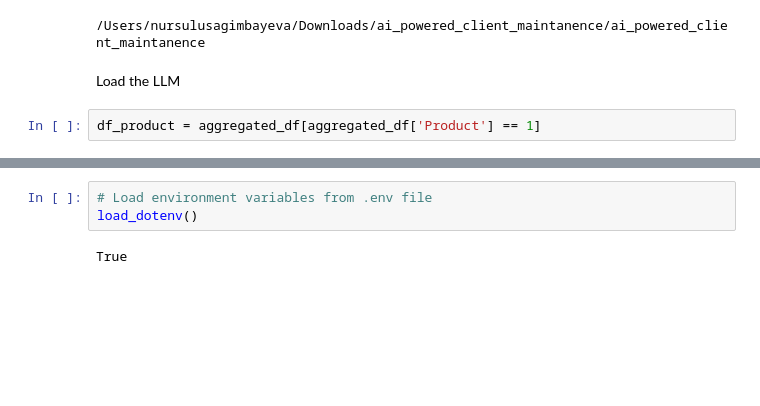
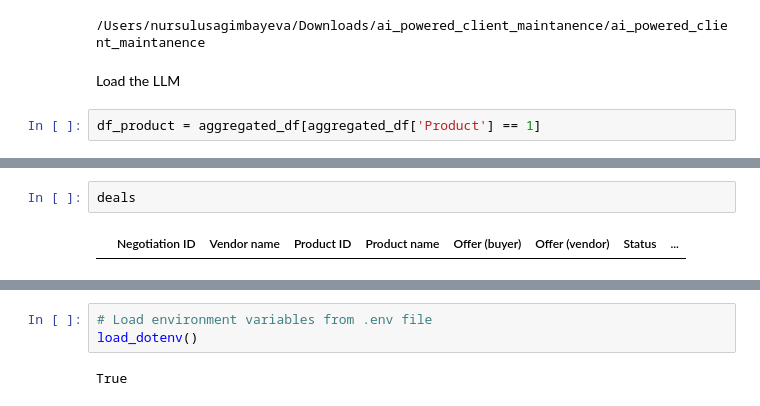
Before and after one commit to nursaltyn/ai_powered_client_maintanence, a Jupyter notebook: pipeline.ipynb, the cells around one changed output, grey strips where cells are left out. Cells and saved outputs as stored; diff of their text form; blank space fills up the shorter version.

```diff
--- a/pipeline.ipynb
+++ b/pipeline.ipynb
@@ -96,0 +126,4 @@ aggregated_df
+# %%
+deals
+# %% [output]
+|  | Negotiation ID | Vendor name | Product ID | Product name | Offer (buyer) | Offer (vendor) | Status | ... |
```
Also changed, not shown: parts of 24 cells of this notebook, 3 other files.
